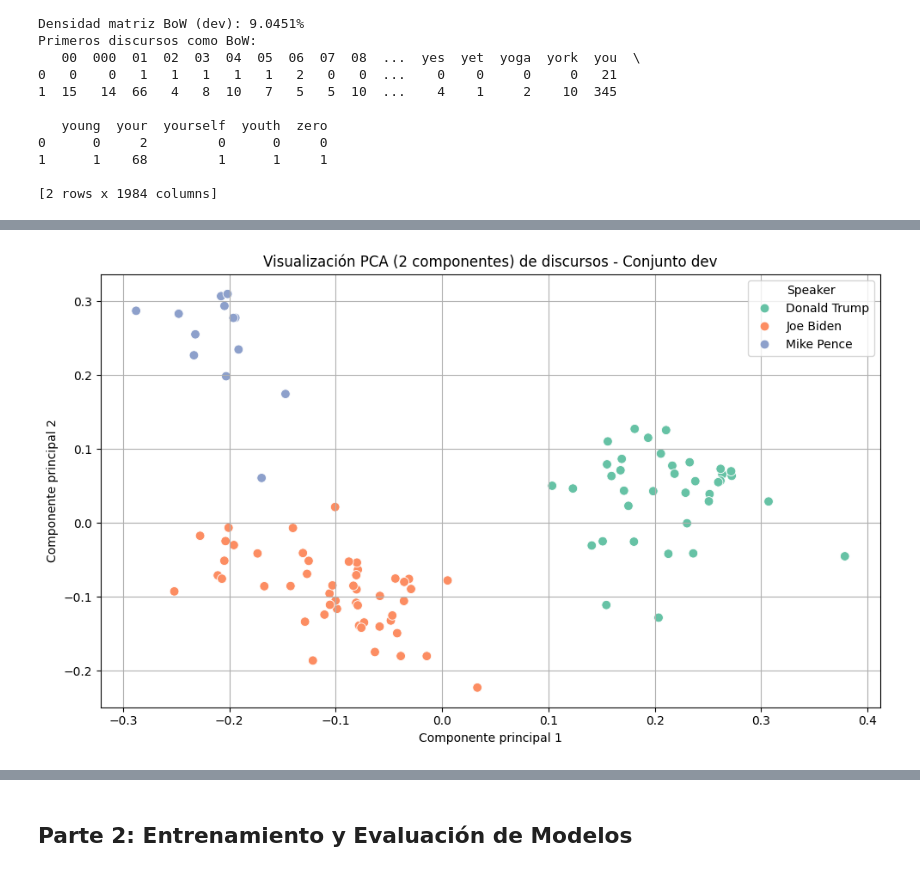
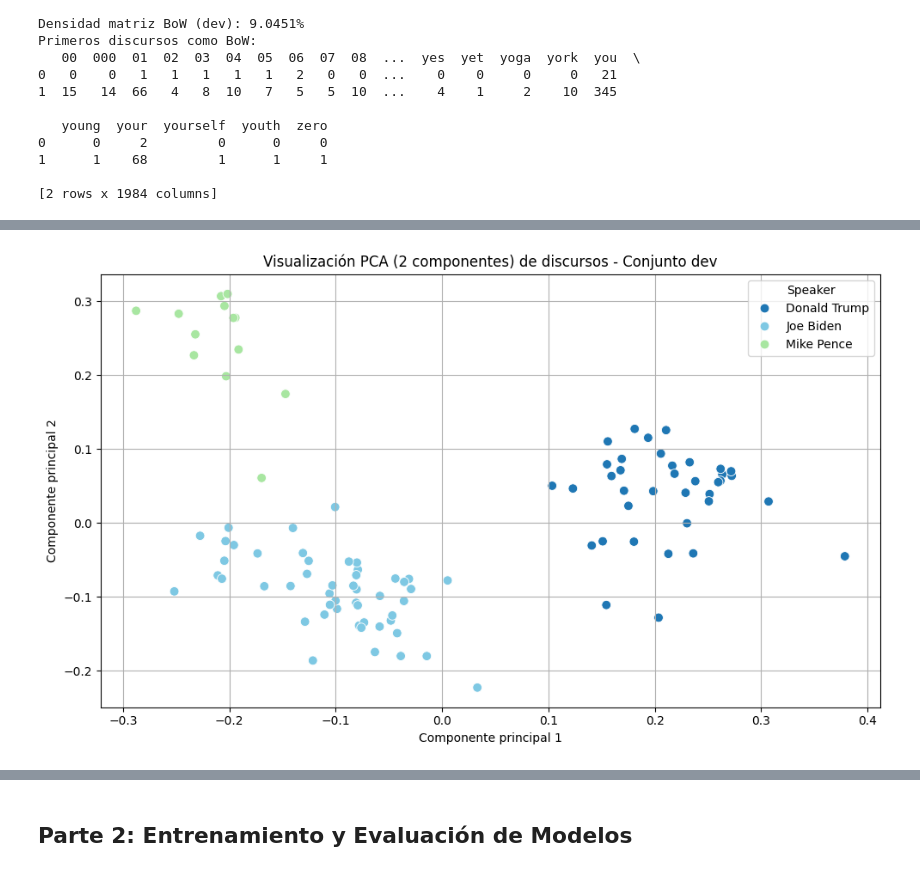
Before and after one commit to Jonathanrr98/ICD-Tarea2, a Jupyter notebook: us2020_propuesta_estudiantes.ipynb, the cells around one changed output, grey strips where cells are left out. Drawn from its saved outputs; the diff is of its cells as text; code cells hidden in the pictures.

```diff
--- a/us2020_propuesta_estudiantes.ipynb
+++ b/us2020_propuesta_estudiantes.ipynb
@@ -401,28 +410,31 @@ Primeros discursos como BoW:
 # %%
-# 4: Obtenga la representación numérica Term Frequency - Inverse Document Frequency.
-
-
-from sklearn.decomposition import PCA
-
 # Reducir a 2 dimensiones usando PCA
 pca = PCA(n_components=2)
 X_dev_pca = pca.fit_transform(X_dev_tfidf.toarray())
 
 # Crear DataFrame para graficar
 pca_df = pd.DataFrame({
     'PCA1': X_dev_pca[:, 0],
     'PCA2': X_dev_pca[:, 1],
     'Speaker': y_dev.values
 })
 
+# Definir colores personalizados para los candidatos
+ordered_candidates = y_dev.value_counts().index.tolist()  # ordenados por frecuencia
+custom_palette = {
+    ordered_candidates[0]: "#7EC8E3",  # celeste
+    ordered_candidates[1]: "#1F77B4",  # azul
+    ordered_candidates[2]: "#A8E6A1"   # verde manzana
+}
+
 # Visualización
 plt.figure(figsize=(10, 6))
-sns.scatterplot(data=pca_df, x='PCA1', y='PCA2', hue='Speaker', palette='Set2', s=60)
+sns.scatterplot(data=pca_df, x='PCA1', y='PCA2', hue='Speaker', palette=custom_palette, s=60)
 plt.title('Visualización PCA (2 componentes) de discursos - Conjunto dev')
 plt.xlabel('Componente principal 1')
 plt.ylabel('Componente principal 2')
 plt.grid(True)
 plt.tight_layout()
 plt.show()
 # %% [output]
-[figure, old version]
+[figure, new version]
```
Also changed, not shown: parts of 20 cells of this notebook.
